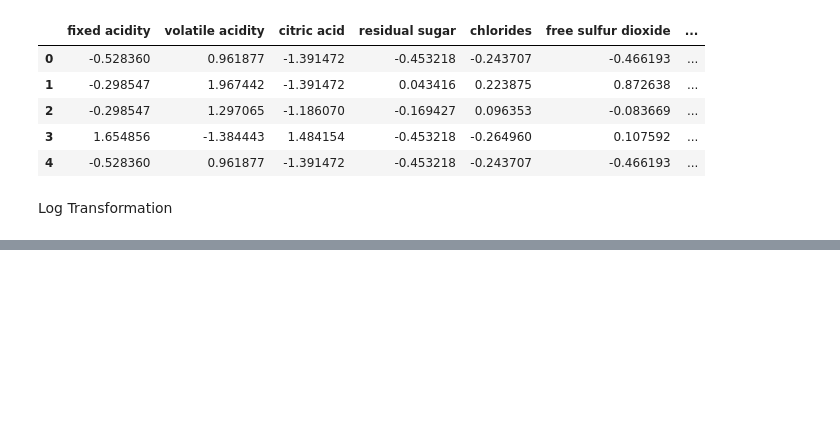
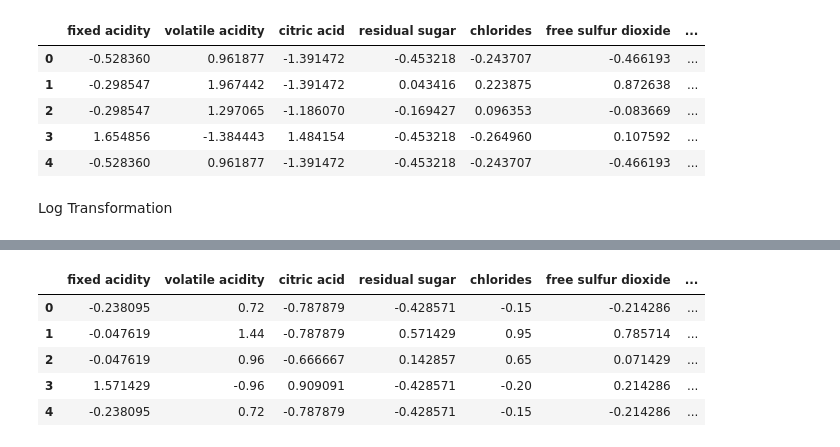
Before and after one commit to Md-Maruf-1727/Data-preprocessing-Practice, a Jupyter notebook: FeatureTransform/featureTransformationTechniques.ipynb, the cells around one changed output, grey strips where cells are left out. Saved outputs shown, nothing was run; the diff lists cells and outputs as text; code cells hidden in the pictures; blank space fills up the shorter version.

```diff
--- a/FeatureTransform/featureTransformationTechniques.ipynb
+++ b/FeatureTransform/featureTransformationTechniques.ipynb
@@ -239,0 +264,11 @@ wine_dataset3.head()
+# %%
+for col in wine_dataset4.iloc[:, 1:11]:
+    wine_dataset4[col] = robust.fit_transform(wine_dataset4[[col]])
+wine_dataset4.head()
+# %% [output]
+|  | fixed acidity | volatile acidity | citric acid | residual sugar | chlorides | free sulfur dioxide | ... |
+| 0 | -0.238095 | 0.72 | -0.787879 | -0.428571 | -0.15 | -0.214286 | ... |
+| 1 | -0.047619 | 1.44 | -0.787879 | 0.571429 | 0.95 | 0.785714 | ... |
+| 2 | -0.047619 | 0.96 | -0.666667 | 0.142857 | 0.65 | 0.071429 | ... |
+| 3 | 1.571429 | -0.96 | 0.909091 | -0.428571 | -0.20 | 0.214286 | ... |
+| 4 | -0.238095 | 0.72 | -0.787879 | -0.428571 | -0.15 | -0.214286 | ... |
```
Also changed, not shown: parts of 13 cells of this notebook.
